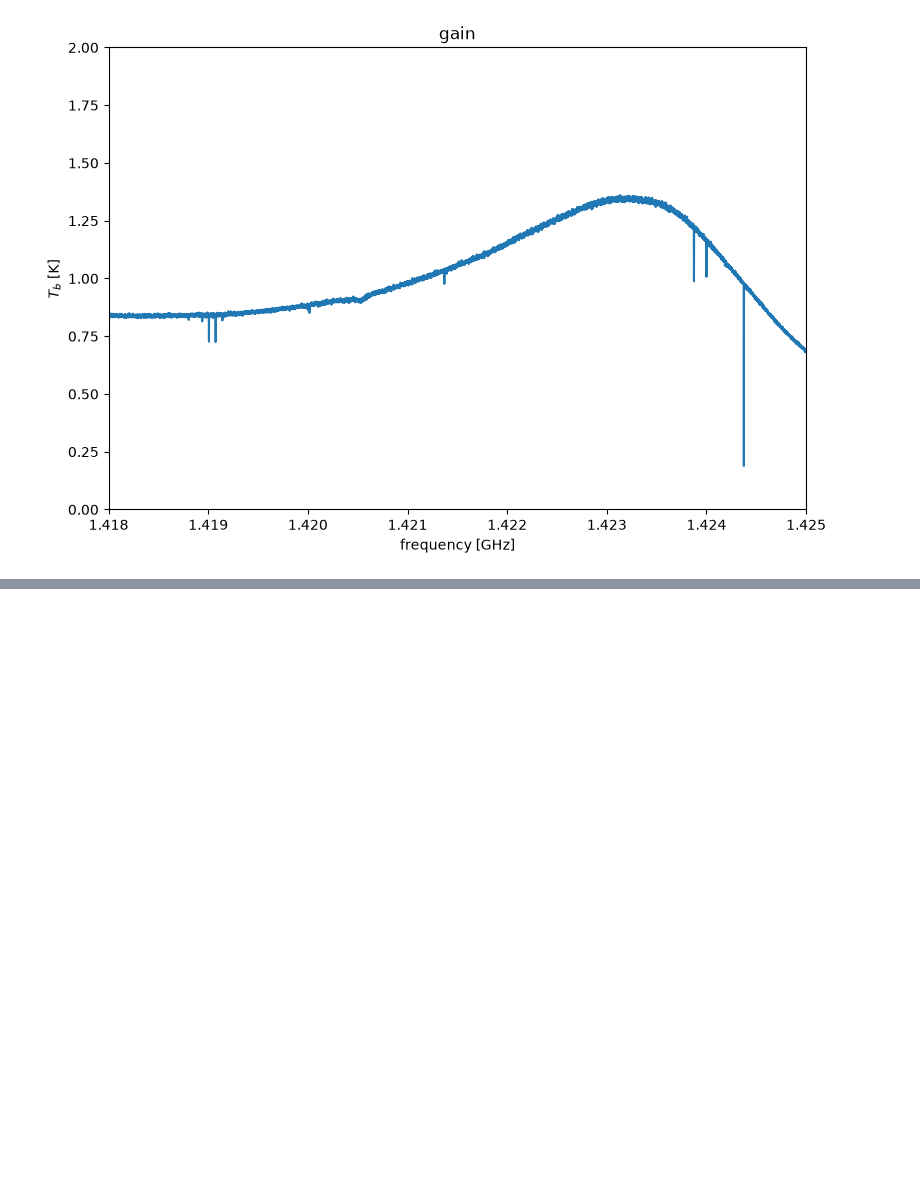
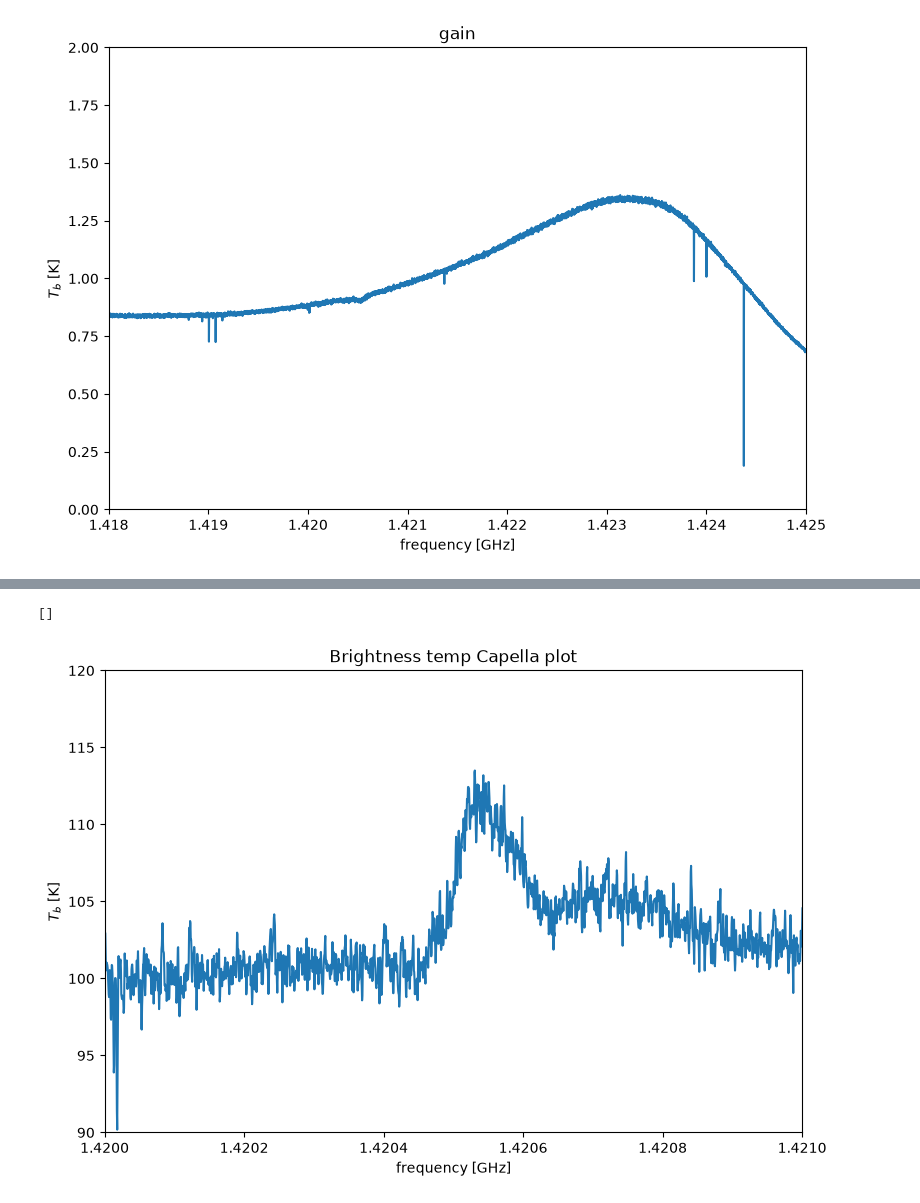
Before and after one commit to jeroenmat/Radio_astronomy, a Jupyter notebook: H1_science_data.ipynb, the cells around one changed output, grey strips where cells are left out. Saved outputs shown, nothing was run; the diff lists cells and outputs as text; code cells hidden in the pictures; blank space fills up the shorter version.

```diff
--- a/H1_science_data.ipynb
+++ b/H1_science_data.ipynb
@@ -141,0 +152,13 @@ plt.plot()
+# %%
+# plot the brightness temperature of the source against frequency
+plt.figure(figsize=(9,6))
+plt.title('Brightness temp Capella plot')
+plt.plot(frequency/1e9, T_capella)
+plt.xlabel("frequency [GHz]")
+plt.ylabel("$T_b$ [K]")
+plt.xlim(1.420, 1.421)
+plt.ylim(90,120)
+plt.plot()
+# %% [output]
+[]
+[figure, added]
```
Also changed, not shown: parts of 8 cells of this notebook.
